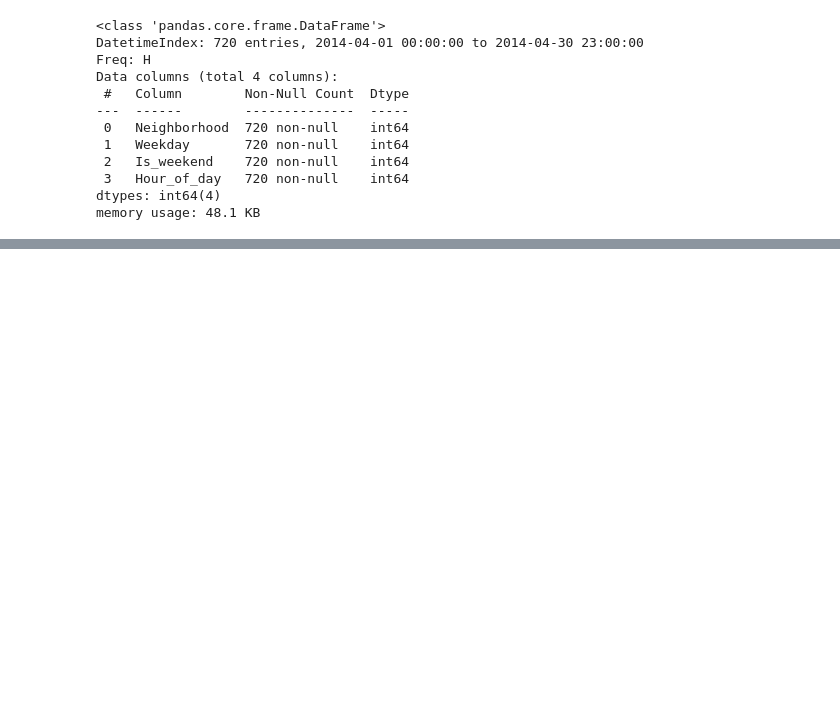
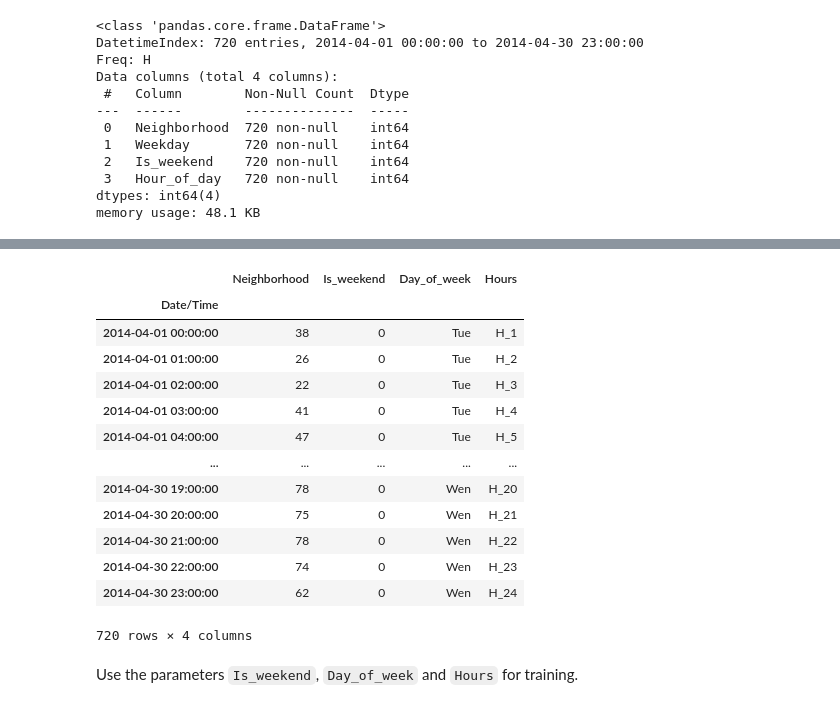
Before and after one commit to faberfred/uber-pickup-prediction, a Jupyter notebook: Uber-pickups-timeseries.ipynb, the cells around one changed output, grey strips where cells are left out. Saved outputs shown, nothing was run; the diff lists cells and outputs as text; code cells hidden in the pictures; blank space fills up the shorter version.

```diff
--- a/Uber-pickups-timeseries.ipynb
+++ b/Uber-pickups-timeseries.ipynb
@@ -532,0 +553,25 @@ There ate no categorical attributes/parameters in our preprocessed dataset. Othe
+# %%
+map_dict_hour = {0: "H_1", 1: "H_2", 2: "H_3", 3: "H_4", 4: "H_5", 5: "H_6", 6: "H_7", 7: "H_8",
+                8: "H_9", 9: "H_10", 10: "H_11", 11: "H_12", 12: "H_13", 13: "H_14", 14: "H_15", 15: "H_16",
+                16: "H_17", 17: "H_18", 18: "H_19", 19: "H_20", 20: "H_21", 21: "H_22", 22: "H_23", 23: "H_24"}
+
+X_train['Hours'] = X_train['Hour_of_day'].map(map_dict_hour)
+X_train.drop(labels=['Hour_of_day'], axis=1, inplace=True)
+X_train
+# %% [output]
+|  | Neighborhood | Is_weekend | Day_of_week | Hours |
+| Date/Time |  |  |  |  |
+| 2014-04-01 00:00:00 | 38 | 0 | Tue | H_1 |
+| 2014-04-01 01:00:00 | 26 | 0 | Tue | H_2 |
+| 2014-04-01 02:00:00 | 22 | 0 | Tue | H_3 |
+| 2014-04-01 03:00:00 | 41 | 0 | Tue | H_4 |
+| 2014-04-01 04:00:00 | 47 | 0 | Tue | H_5 |
+| ... | ... | ... | ... | ... |
+| 2014-04-30 19:00:00 | 78 | 0 | Wen | H_20 |
+| 2014-04-30 20:00:00 | 75 | 0 | Wen | H_21 |
+| 2014-04-30 21:00:00 | 78 | 0 | Wen | H_22 |
+| 2014-04-30 22:00:00 | 74 | 0 | Wen | H_23 |
+| 2014-04-30 23:00:00 | 62 | 0 | Wen | H_24 |
+720 rows × 4 columns
+# %% [markdown]
+Use the parameters `Is_weekend`, `Day_of_week` and `Hours` for training.
```
Also changed, not shown: parts of 25 cells of this notebook.
